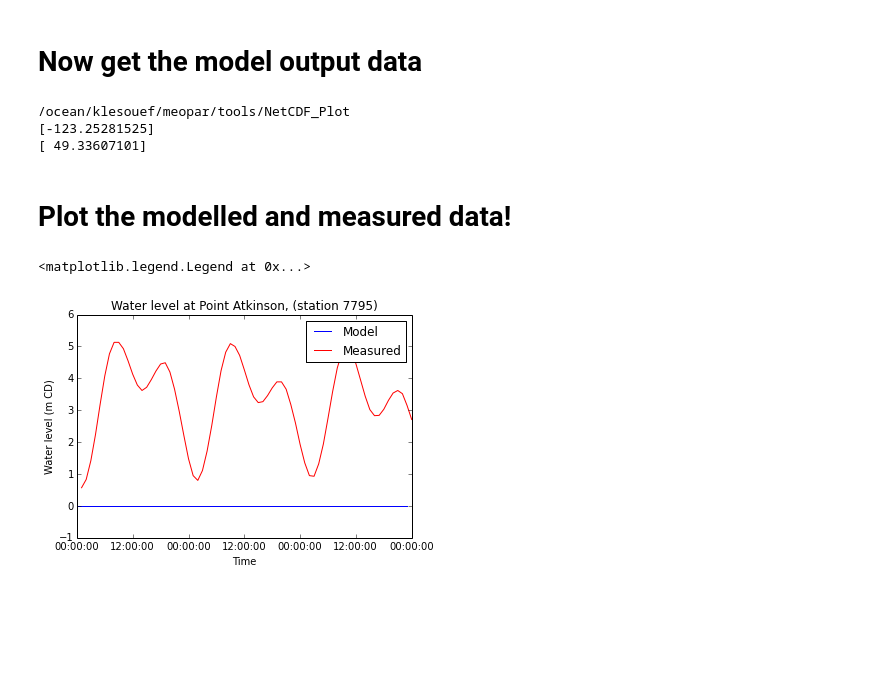
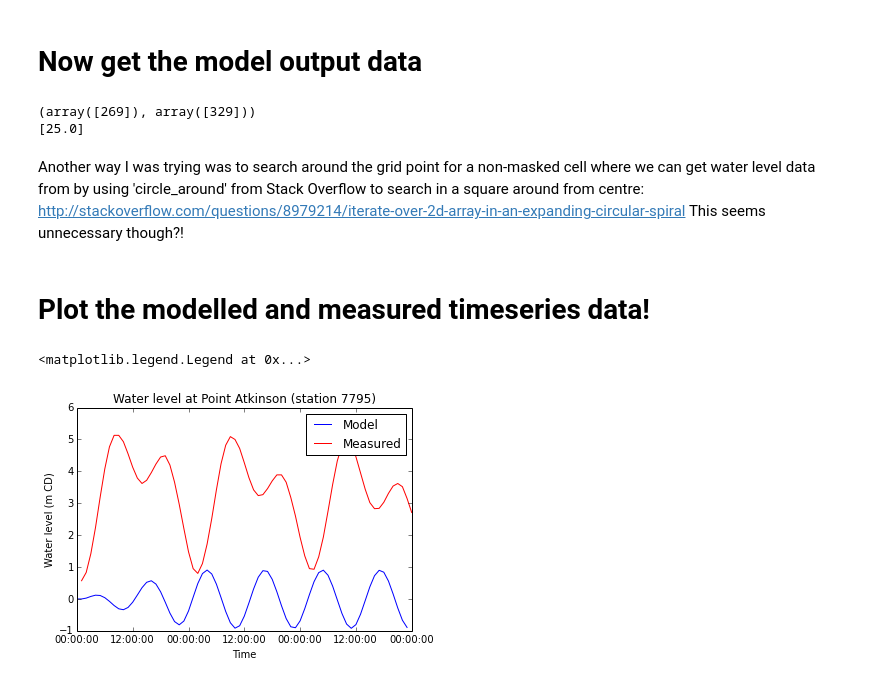
Before and after one commit to SalishSeaCast/tools, a Jupyter notebook: dfo_w_level/DFO_waterleveldownload.ipynb, the cells around one changed output. Saved outputs shown, nothing was run; the diff lists cells and outputs as text; code cells hidden in the pictures; blank space fills up the shorter version.

Commit message:
Found points near measured point and in water

```diff
--- a/dfo_w_level/DFO_waterleveldownload.ipynb
+++ b/dfo_w_level/DFO_waterleveldownload.ipynb
@@ -147,7 +147,7 @@ with open(h, 'rb') as f:
 # Now get the model output data
 # %%
 #go to the directory and get the modelled water level data
-loc = "../NetCDF_Plot"
+loc = "/ocean/klesouef/meopar/tools/NetCDF_Plot"
 os.chdir(loc)
 fT = NC.Dataset('WC3_CU60_20020102_20020104_grid_T.nc','r')
 
@@ -159,35 +159,51 @@ eta = T_ssh[:,:,:]
 X = T_lon[:,:]
 Y = T_lat[:,:]
 
+# get the bathy to check if this grid point is on land ('masked')
+os.chdir('/ocean/klesouef/meopar/nemo-forcing/grid')
+grid = NC.Dataset('SubDom_bathy_meter_NOBCchancomp.nc','r')
+bathy = grid.variables['Bathymetry'][:,:]
+
 #find the closest model grid point to the measured data
-tol = 0.001 #tolerance for searching for grid points (what if no point is found??)
-model_ind=np.logical_and((np.logical_and(X>stat_lon[0]-tol,X<stat_lon[0]+tol)),\
-                         np.logical_and(Y>stat_lat[0]-tol,Y<stat_lat[0]+tol))
-print(X[model_ind])
-print(Y[model_ind])
-#YAY I FOUND A POINT! Now how to check if it's in the water or on land??? To do tomorrow...
+#tolerance for searching for grid points
+tol = 0.005
+
+#search for a grid point with lon/lat within tolerance of measured location and that is not masked (ie. is water)
+x1, y1=np.where(np.logical_and(np.logical_and((np.logical_and(X>stat_lon[0]-tol,X<stat_lon[0]+tol)),
+                               np.logical_and(Y>stat_lat[0]-tol,Y<stat_lat[0]+tol)),bathy.mask==False))
+
+#(what if no point is found?? what if more than 1 point is found? To do tomorrow!!)
+
+print(x1,y1)
+print(bathy[x1,y1])
+
+#TO DO: Calculate the distance between the measured and modelled location to check how bad this is doing
+#Plot the two spots on a map and see if it looks OK
 # %% [output]
-/ocean/klesouef/meopar/tools/NetCDF_Plot
-[-123.25281525]
-[ 49.33607101]
+(array([269]), array([329]))
+[25.0]
+# %% [markdown]
+Another way I was trying was to search around the grid point for a non-masked cell where we can get water level data from by using 'circle_around' from Stack Overflow to search in a square around from centre:
+http://stackoverflow.com/questions/8979214/iterate-over-2d-array-in-an-expanding-circular-spiral
+This seems unnecessary though?!
 # %% [markdown]
-# Plot the modelled and measured data!
+# Plot the modelled and measured timeseries data!
 # %%
 #plot time series of measured water level at this point
 model_start_time = datetime.datetime.strptime(fT.variables['time_counter'].time_origin,' %Y-%b-%d %H:%S:%M')
 #interval_write is in seconds, change it to hours
 timestep = fT.variables['sossheig'].interval_write/(60*60)
 timevec = np.linspace(0,len(eta),len(eta)/timestep,endpoint=False)
 #create list of dates
 dateList = [model_start_time + datetime.timedelta(hours=x) for x in timevec ]
 
 #plot measured and modelled data
-plt.plot(dateList,eta[:,model_ind],'b-',dates,wlev,'r-')
+plt.plot(dateList,eta[:,x1,y1],'b-',dates,wlev,'r-')
 plt.ylabel('Water level (m CD)')
 plt.xlabel('Time')
-plt.title('Water level at '+stat_name[0]+', (station '+str(stat_num[0])+')')
+plt.title('Water level at '+stat_name[0]+' (station '+str(stat_num[0])+')')
 plt.ylim(-1,6)
 plt.legend(('Model','Measured'))
 # %% [output]
 <matplotlib.legend.Legend at 0x...>
-[figure, old version]
+[figure, new version]
```
Also changed, not shown: parts of 2 cells of this notebook.
